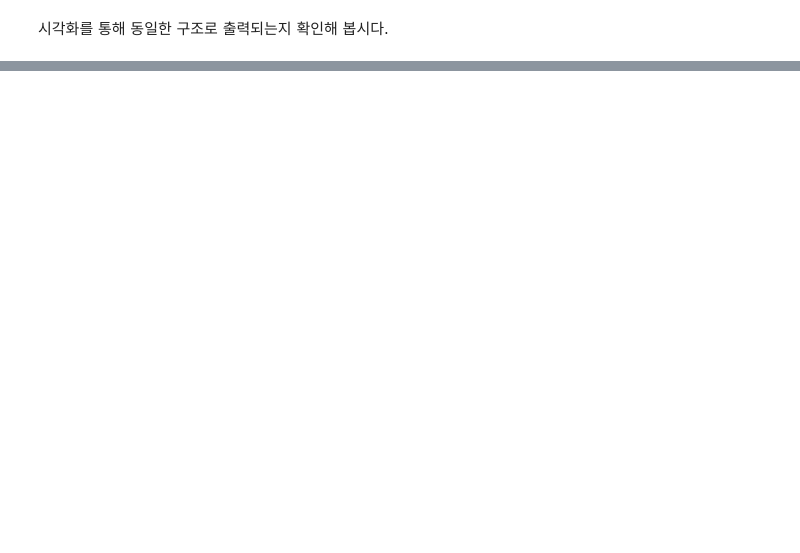
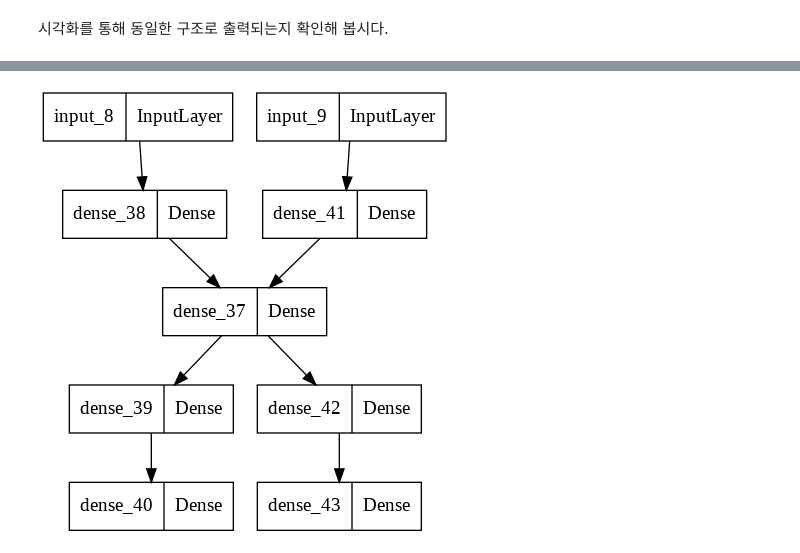
Before and after one commit to andylws/SNU_Lecture_Ambient-AI-Platforms-and-Practice, a Jupyter notebook: Practice_Keras_Model.ipynb, the cells around one changed output, grey strips where cells are left out. Drawn from its saved outputs; the diff is of its cells as text; code cells hidden in the pictures; blank space fills up the shorter version.

```diff
--- a/Practice_Keras_Model.ipynb
+++ b/Practice_Keras_Model.ipynb
@@ -117,7 +115,10 @@ layer_share = Dense(100, activation='relu')
 # Model 1
 inputs1 = Input(shape=(28, 28, 1))
 ###### 아래 빈칸. 실습하면서 완성 #####
-
+x = Dense(100, activation='relu')(inputs1)
+x = layer_share(x)
+x = Dense(100, activation='relu')(x)
+outputs1 = Dense(10, activation='softmax')(x)
 
 ###### 빈칸 끝 #####
 model1 = tf.keras.Model(inputs=inputs1, outputs=outputs1)
@@ -126,8 +127,16 @@ model1 = tf.keras.Model(inputs=inputs1, outputs=outputs1)
 # Model 2
 inputs2 = Input(shape=(32, 32, 3))
 ###### 아래 빈칸. 실습하면서 완성 #####
-
+y = Dense(100, activation='relu')(inputs2)
+y = layer_share(y)
+y = Dense(100, activation='relu')(y)
+outputs2 = Dense(10, activation='softmax')(y)
 
 ###### 빈칸 끝 #####
-outputs2 = Dense(10, activation='softmax')(x2)
 model2 = tf.keras.Model(inputs=inputs2, outputs=outputs2)
+# %%
+model = tf.keras.Model(inputs=[inputs1, inputs2], outputs=[outputs1, outputs2])
+# %%
+tf.keras.utils.plot_model(model, to_file='model_share.png')
+# %% [output]
+[figure, added]
```
Also changed, not shown: parts of 7 cells of this notebook.
